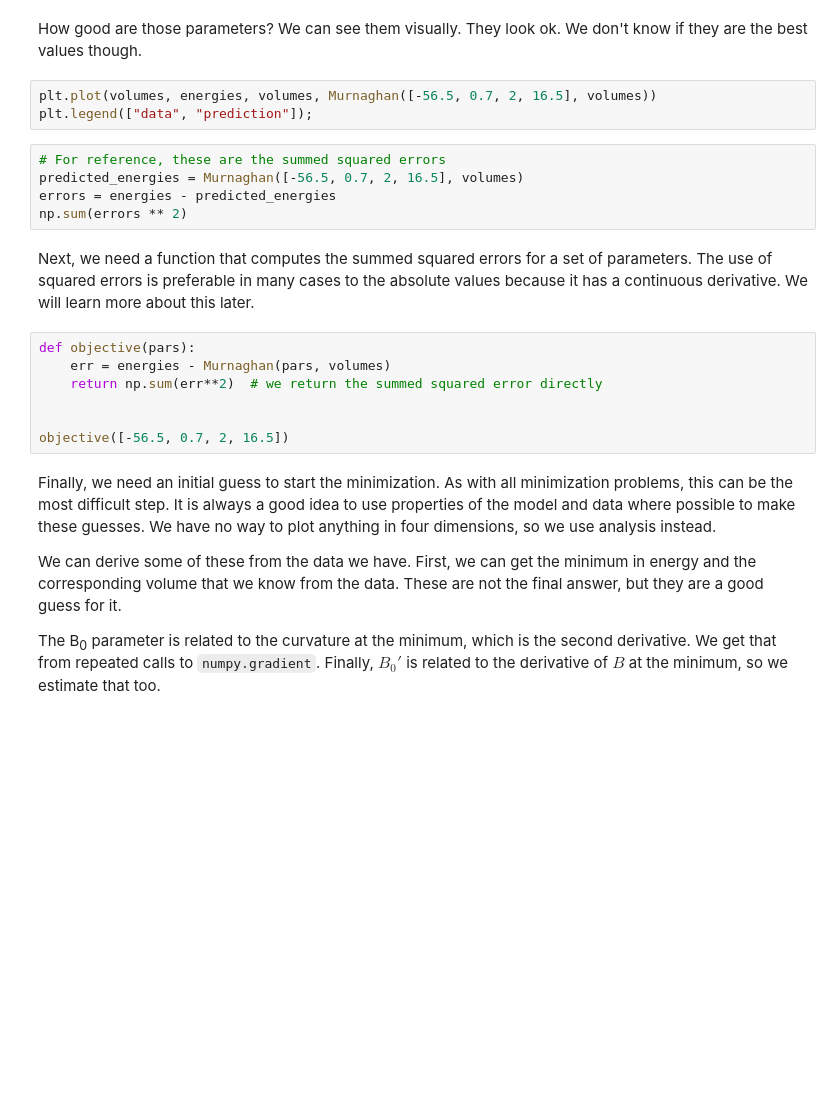
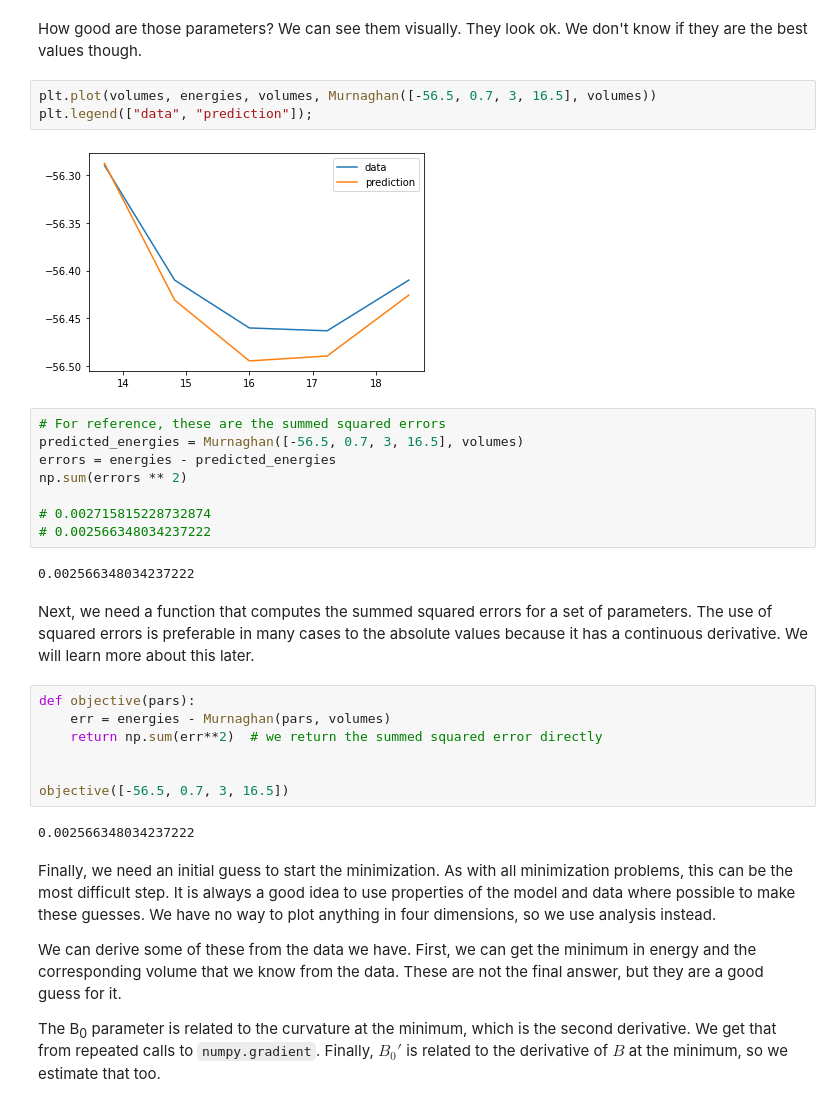
Before and after one commit to Steel-Bank-codespaces/f22-06623, a Jupyter notebook: lectures/11-regression/11-regression.ipynb, the cells around one changed output. Drawn from its saved outputs; the diff is of its cells as text; blank space fills up the shorter version.

```diff
--- a/lectures/11-regression/11-regression.ipynb
+++ b/lectures/11-regression/11-regression.ipynb
@@ -60,13 +65,20 @@ Murnaghan([-56.5, 1, 10, 17], volumes)
 # %% [markdown]
 How good are those parameters? We can see them visually. They look ok. We don't know if they are the best values though.
 # %%
-plt.plot(volumes, energies, volumes, Murnaghan([-56.5, 0.7, 2, 16.5], volumes))
+plt.plot(volumes, energies, volumes, Murnaghan([-56.5, 0.7, 3, 16.5], volumes))
 plt.legend(["data", "prediction"]);
+# %% [output]
+[figure, added]
 # %%
 # For reference, these are the summed squared errors
-predicted_energies = Murnaghan([-56.5, 0.7, 2, 16.5], volumes)
+predicted_energies = Murnaghan([-56.5, 0.7, 3, 16.5], volumes)
 errors = energies - predicted_energies
 np.sum(errors ** 2)
+
+# 0.002715815228732874
+# 0.002566348034237222
+# %% [output]
+0.002566348034237222
 # %% [markdown]
 Next, we need a function that computes the summed squared errors for a set of parameters. The use of squared errors is preferable in many cases to the absolute values because it has a continuous derivative. We will learn more about this later.
 # %%
@@ -75,7 +87,9 @@ def objective(pars):
     return np.sum(err**2)  # we return the summed squared error directly
 
 
-objective([-56.5, 0.7, 2, 16.5])
+objective([-56.5, 0.7, 3, 16.5])
+# %% [output]
+0.002566348034237222
 # %% [markdown]
 Finally,  we need an initial guess to start the minimization. As with all minimization problems, this can be the most difficult step. It is always a good idea to use properties of the model and data where possible to make these guesses. We have no way to plot anything in four dimensions, so we use analysis instead.
 
```
Also changed, not shown: parts of 32 cells of this notebook, 1 other file.
